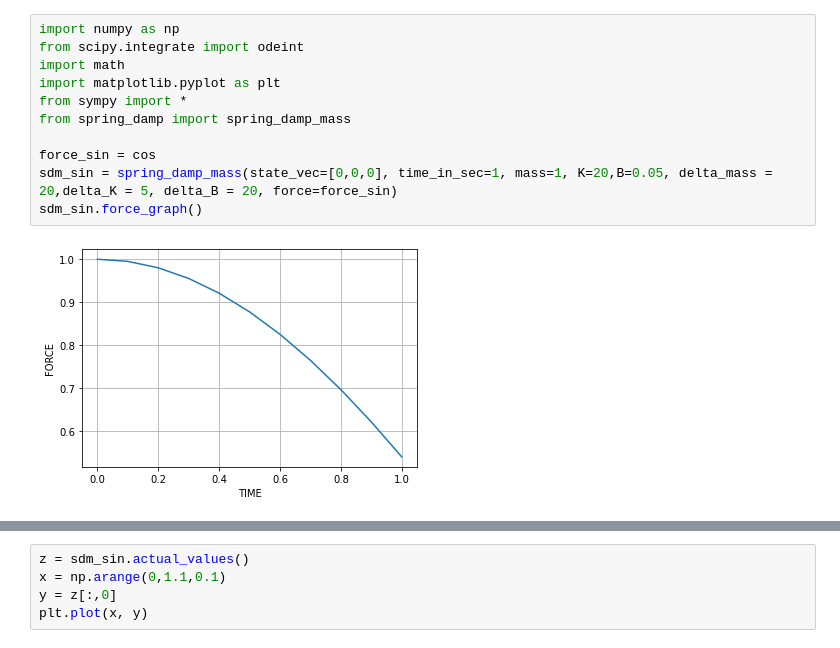
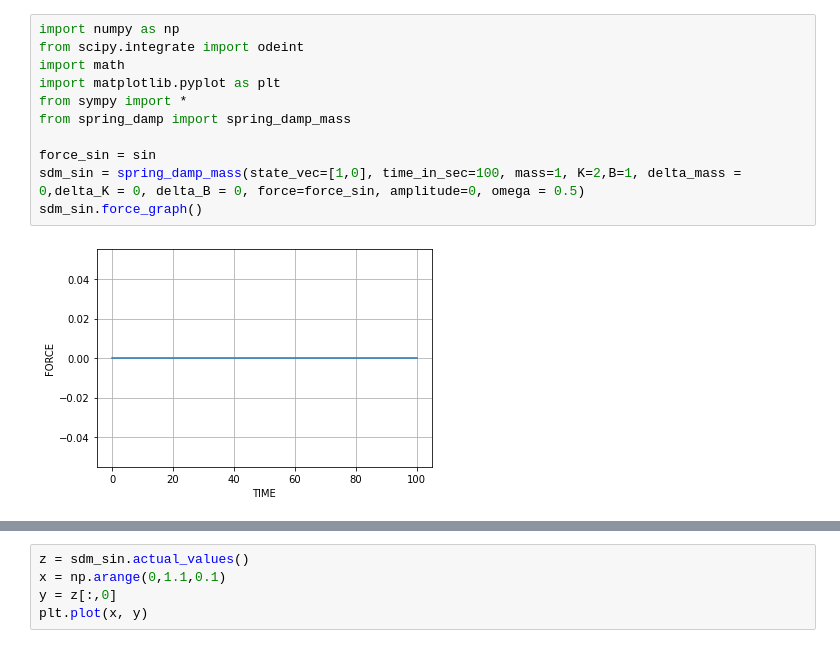
Before and after one commit to bharadwaj1098/Auto, a Jupyter notebook: graphs.ipynb, the cells around one changed output, grey strips where cells are left out. Saved outputs shown, nothing was run; the diff lists cells and outputs as text.

```diff
--- a/graphs.ipynb
+++ b/graphs.ipynb
@@ -1,16 +1,16 @@
 # %%
 import numpy as np
 from scipy.integrate import odeint
 import math
 import matplotlib.pyplot as plt
 from sympy import *
 from spring_damp import spring_damp_mass
 
-force_sin = cos
-sdm_sin = spring_damp_mass(state_vec=[0,0,0], time_in_sec=1, mass=1, K=20,B=0.05, delta_mass = 20,delta_K = 5, delta_B = 20, force=force_sin)
+force_sin = sin
+sdm_sin = spring_damp_mass(state_vec=[1,0], time_in_sec=100, mass=1, K=2,B=1, delta_mass = 0,delta_K = 0, delta_B = 0, force=force_sin, amplitude=0, omega = 0.5)
 sdm_sin.force_graph()
 # %% [output]
-[figure, old version]
+[figure, new version]
 # %%
 sdm_sin.ideal_graph()
 # %% [output]
```
Also changed, not shown: parts of 3 cells of this notebook, 2 other files.
